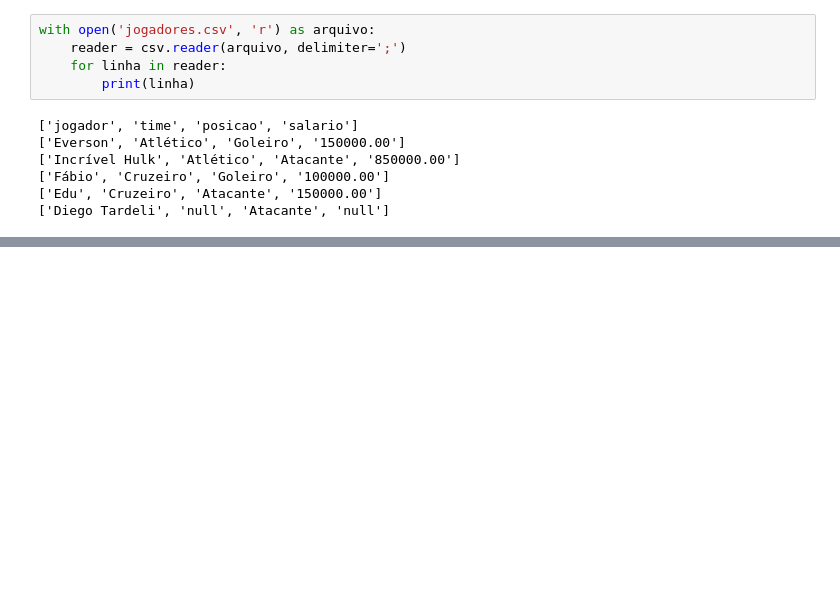
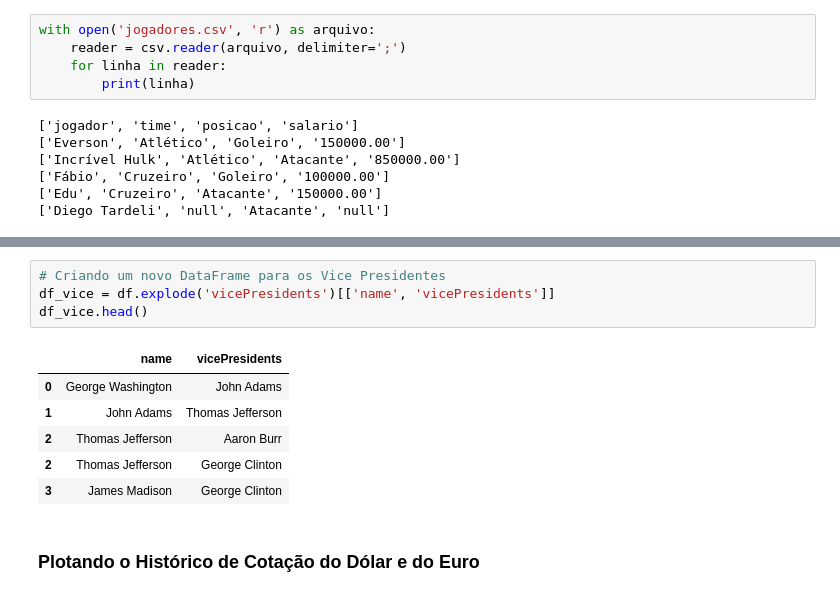
Before and after one commit to vbs-matheus/PosGraduacao-EngDados, a Jupyter notebook: 03_Python_para_Engenharia_de_Dados/aulas_praticas/unidade_03.ipynb, the cells around one changed output, grey strips where cells are left out. Cells and saved outputs as stored; diff of their text form; blank space fills up the shorter version.

```diff
--- a/03_Python_para_Engenharia_de_Dados/aulas_praticas/unidade_03.ipynb
+++ b/03_Python_para_Engenharia_de_Dados/aulas_praticas/unidade_03.ipynb
@@ -122,0 +295,13 @@ with open('jogadores.csv', 'r') as arquivo:
+# %%
+# Criando um novo DataFrame para os Vice Presidentes
+df_vice = df.explode('vicePresidents')[['name', 'vicePresidents']]
+df_vice.head()
+# %% [output]
+|  | name | vicePresidents |
+| 0 | George Washington | John Adams |
+| 1 | John Adams | Thomas Jefferson |
+| 2 | Thomas Jefferson | Aaron Burr |
+| 2 | Thomas Jefferson | George Clinton |
+| 3 | James Madison | George Clinton |
+# %% [markdown]
+### **Plotando o Histórico de Cotação do Dólar e do Euro**
```
Also changed, not shown: parts of 23 cells of this notebook, 6 other files.
